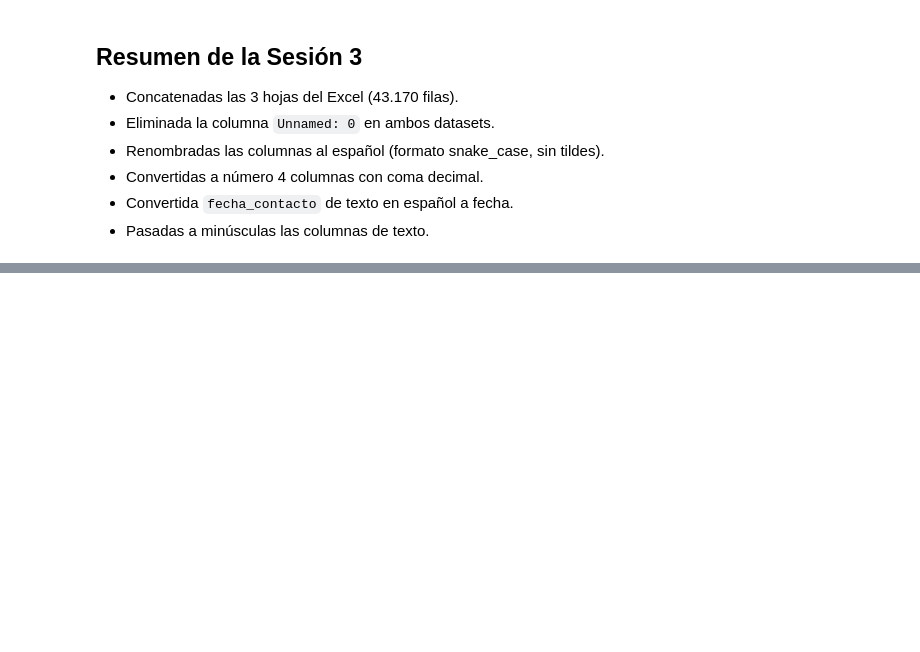
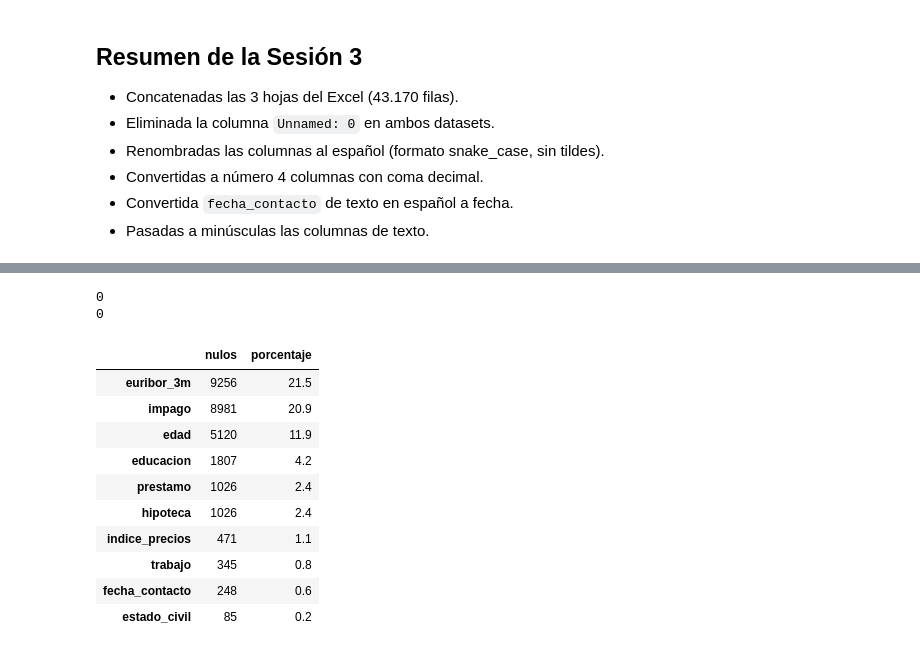
Before and after one commit to AntonioRojasBoquizo/00_da_p04_v01, a Jupyter notebook: notebooks/02_limpieza_y_transformacion.ipynb, the cells around one changed output, grey strips where cells are left out. Cells and saved outputs as stored; diff of their text form; code cells hidden in the pictures; blank space fills up the shorter version.

```diff
--- a/notebooks/02_limpieza_y_transformacion.ipynb
+++ b/notebooks/02_limpieza_y_transformacion.ipynb
@@ -183,0 +201,27 @@ memory usage: 2.0 MB
+# %%
+print(df_bank["id_cliente"].duplicated().sum())
+print(df_clientes["id_cliente"].duplicated().sum())
+# %% [output]
+0
+0
+# %%
+def resumen_de_nulos(df):
+    resumen = pd.DataFrame({
+        "nulos": df.isnull().sum(),
+        "porcentaje": (df.isnull().mean() * 100).round(1),
+    })
+    return resumen[resumen["nulos"] > 0].sort_values("nulos", ascending=False)
+
+resumen_de_nulos(df_bank)
+# %% [output]
+|  | nulos | porcentaje |
+| euribor_3m | 9256 | 21.5 |
+| impago | 8981 | 20.9 |
+| edad | 5120 | 11.9 |
+| educacion | 1807 | 4.2 |
+| prestamo | 1026 | 2.4 |
+| hipoteca | 1026 | 2.4 |
+| indice_precios | 471 | 1.1 |
+| trabajo | 345 | 0.8 |
+| fecha_contacto | 248 | 0.6 |
+| estado_civil | 85 | 0.2 |
```
Also changed, not shown: parts of 26 cells of this notebook.
